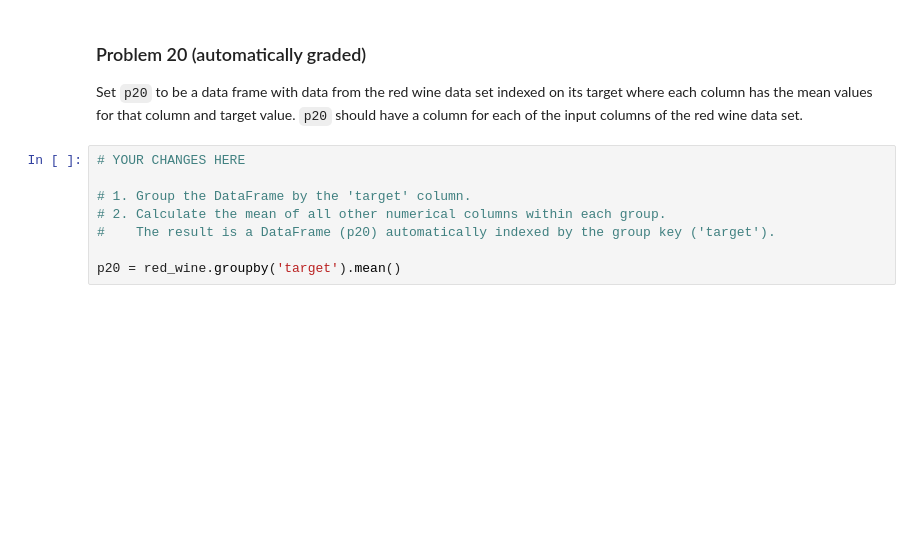
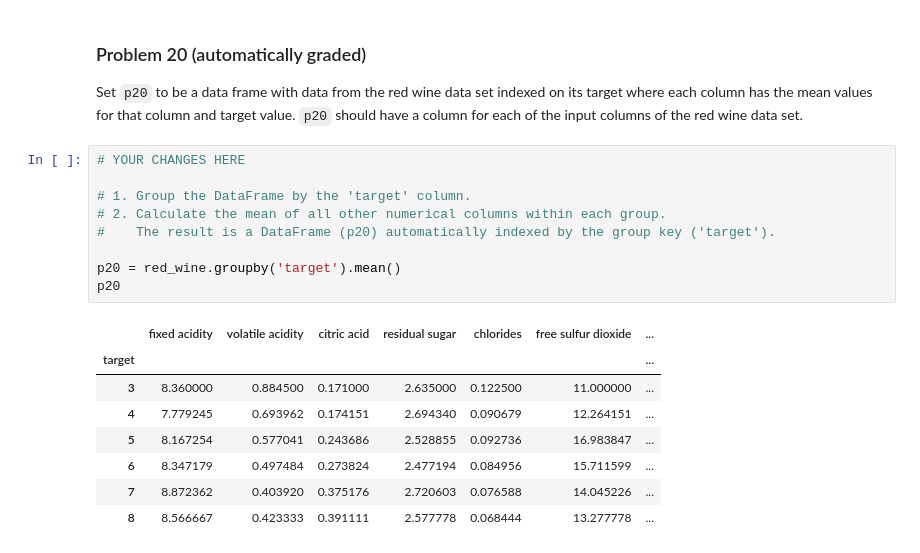
Before and after one commit to kaylamwong/dx602-homework-10, a Jupyter notebook: homework.ipynb, the cells around one changed output. Cells and saved outputs as stored; diff of their text form; blank space fills up the shorter version.

```diff
--- a/homework.ipynb
+++ b/homework.ipynb
@@ -446,8 +446,18 @@ Set `p20` to be a data frame with data from the red wine data set indexed on its
 # %%
 # YOUR CHANGES HERE
 
 # 1. Group the DataFrame by the 'target' column.
 # 2. Calculate the mean of all other numerical columns within each group.
 #    The result is a DataFrame (p20) automatically indexed by the group key ('target').
 
 p20 = red_wine.groupby('target').mean()
+p20
+# %% [output]
+|  | fixed acidity | volatile acidity | citric acid | residual sugar | chlorides | free sulfur dioxide | ... |
+| target |  |  |  |  |  |  | ... |
+| 3 | 8.360000 | 0.884500 | 0.171000 | 2.635000 | 0.122500 | 11.000000 | ... |
+| 4 | 7.779245 | 0.693962 | 0.174151 | 2.694340 | 0.090679 | 12.264151 | ... |
+| 5 | 8.167254 | 0.577041 | 0.243686 | 2.528855 | 0.092736 | 16.983847 | ... |
+| 6 | 8.347179 | 0.497484 | 0.273824 | 2.477194 | 0.084956 | 15.711599 | ... |
+| 7 | 8.872362 | 0.403920 | 0.375176 | 2.720603 | 0.076588 | 14.045226 | ... |
+| 8 | 8.566667 | 0.423333 | 0.391111 | 2.577778 | 0.068444 | 13.277778 | ... |
```
